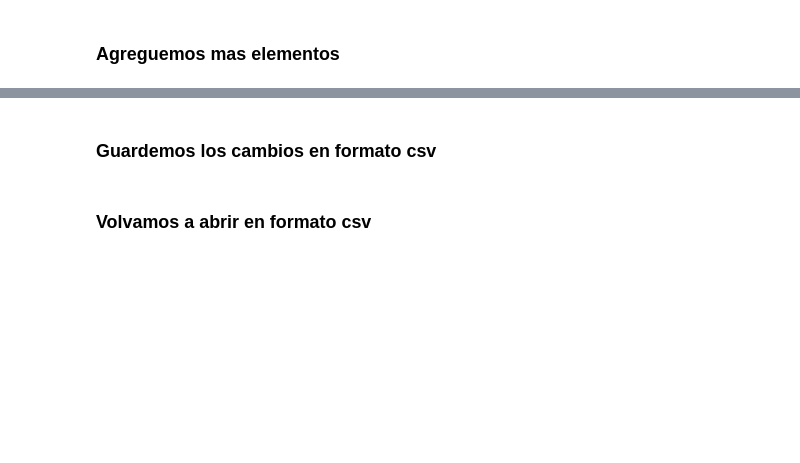
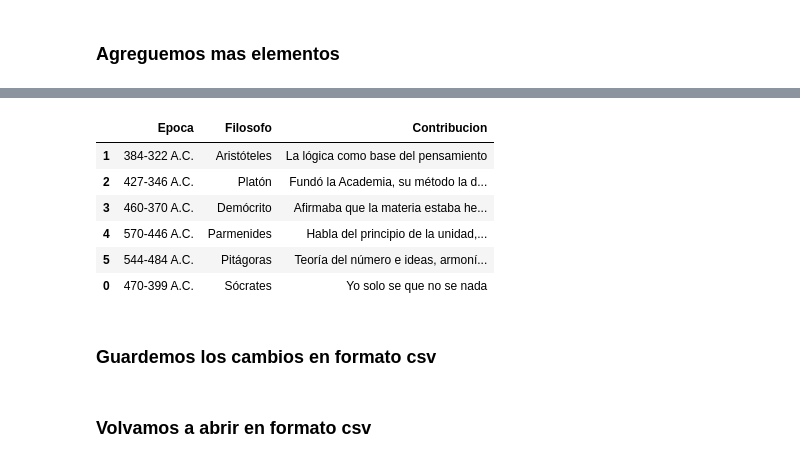
Before and after one commit to cosmocaos/Introduccion_a_Python, a Jupyter notebook: Entrada_y_Salida.ipynb, the cells around one changed output, grey strips where cells are left out. Drawn from its saved outputs; the diff is of its cells as text; code cells hidden in the pictures; blank space fills up the shorter version.

```diff
--- a/Entrada_y_Salida.ipynb
+++ b/Entrada_y_Salida.ipynb
@@ -79,2 +105,8 @@ Abrir, manipular y almacenar cambios en un archivo, es más fácil usando la lib
 # %% [markdown]
 ### Abramos el archivo .xlxs
+# %%
+inputfile = '/content/drive/MyDrive/INFORMATICA/Colab_Notebooks/Intro_a_Python/data/filosofos.xlsx'
+filosofose = pd.read_excel(inputfile)
+# %%
+filosofose.columns = filosofose.iloc[0]
+filosofose.drop( filosofose.index[0],inplace=True )
@@ -81,2 +122,9 @@ Abrir, manipular y almacenar cambios en un archivo, es más fácil usando la lib
 # %% [markdown]
 ### Agreguemos mas elementos
+# %%
+
+#Para agregar elementos al datraframe filosofose
+#filosofose.iloc[5] = [ '470-399 A.C.', 'Sócrates', 'Yo solo se que no se nada']
+row = { 'Epoca':['470-399 A.C.'], 'Filosofo':['Sócrates'], 'Contribucion':['Yo solo se que no se nada']}
+df = pd.DataFrame(row)
+filosofose = filosofose.append(df)
@@ -83,2 +143,12 @@ Abrir, manipular y almacenar cambios en un archivo, es más fácil usando la lib
+# %%
+filosofose
+# %% [output]
+|  | Epoca | Filosofo | Contribucion |
+| 1 | 384-322 A.C. | Aristóteles | La lógica como base del pensamiento |
+| 2 | 427-346 A.C. | Platón | Fundó la Academia, su método la d... |
+| 3 | 460-370 A.C. | Demócrito | Afirmaba que la materia estaba he... |
+| 4 | 570-446 A.C. | Parmenides | Habla del principio de la unidad,... |
+| 5 | 544-484 A.C. | Pitágoras | Teoría del número e ideas, armoní... |
+| 0 | 470-399 A.C. | Sócrates | Yo solo se que no se nada |
 # %% [markdown]
 ### Guardemos los cambios en formato csv
```
Also changed, not shown: parts of 10 cells of this notebook.
